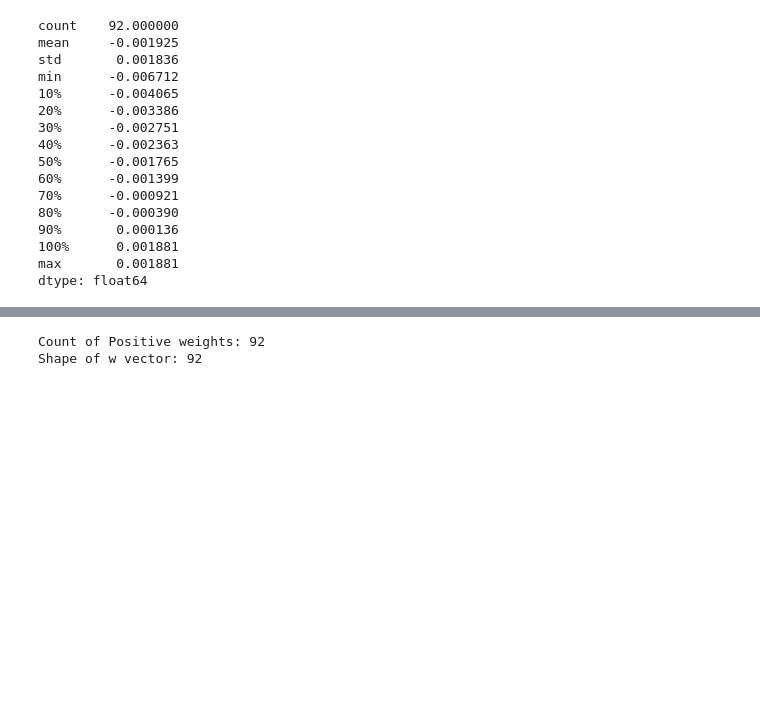
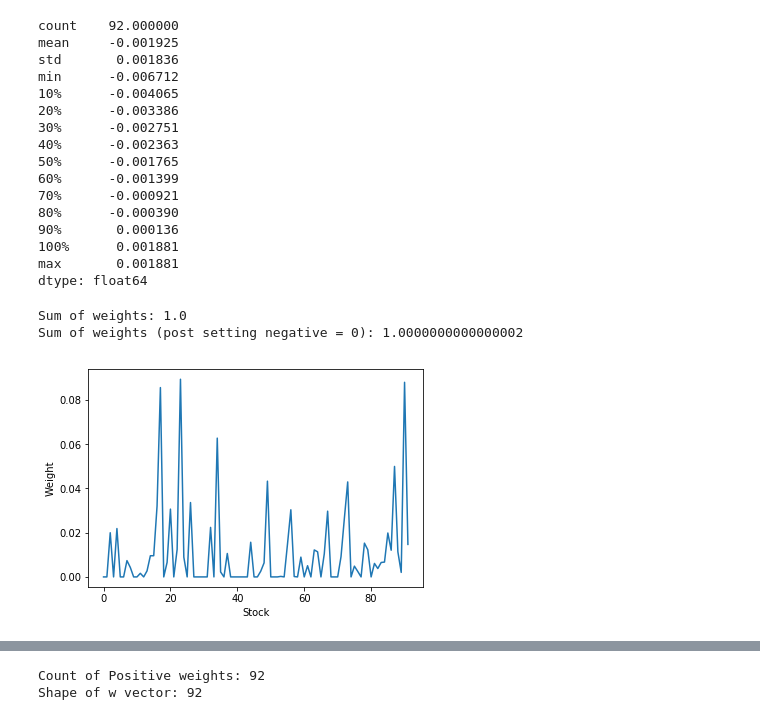
Before and after one commit to iamljon/Portfolio, a Jupyter notebook: lib/Minimum Variance Portfolio.ipynb, the cells around one changed output, grey strips where cells are left out. Drawn from its saved outputs; the diff is of its cells as text; code cells hidden in the pictures; blank space fills up the shorter version.

```diff
--- a/lib/Minimum Variance Portfolio.ipynb
+++ b/lib/Minimum Variance Portfolio.ipynb
@@ -153,3 +150,20 @@ msr_weight = np.dot(sigma_inv, mu) / np.dot(ones.T, np.dot(sigma_inv,mu))
+# %%
+# analytical solution
+mv_weight = np.dot(sigma_inv, ones) / np.dot(ones.T, np.dot(sigma_inv,ones))
+print('Sum of weights: {}'.format(mv_weight.sum()))
+
+mv_weight[mv_weight < 0] = 0
+mv_weight = mv_weight / np.sum(mv_weight)
+print('Sum of weights (post setting negative = 0): {}'.format(mv_weight.sum()))
+
+plt.plot(mv_weight)
+plt.xlabel('Stock')
+plt.ylabel('Weight')
+plt.show()
+# %% [output]
+Sum of weights: 1.0
+Sum of weights (post setting negative = 0): 1.0000000000000002
+[figure, added]
 # %%
 # Minimum volatility - numerical solution - inputs
 
```
Also changed, not shown: parts of 7 cells of this notebook, 1 other file.
